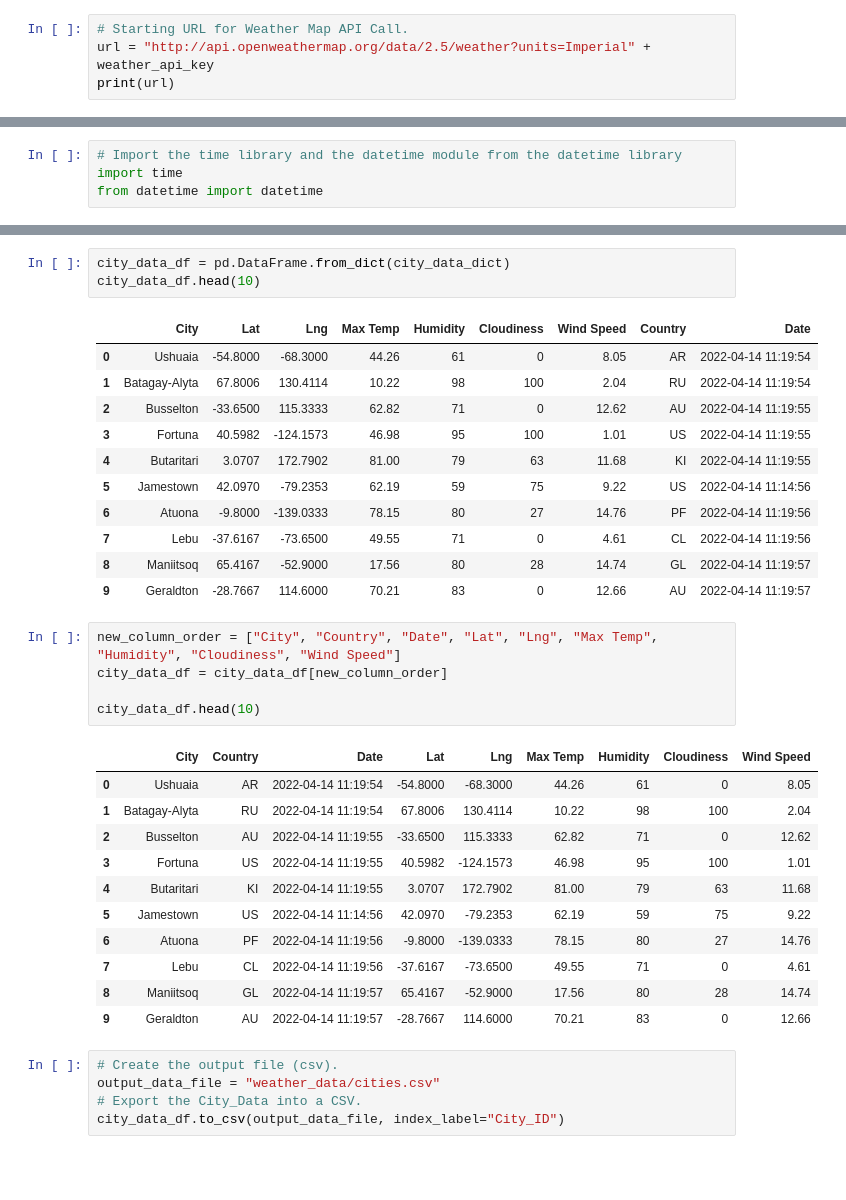
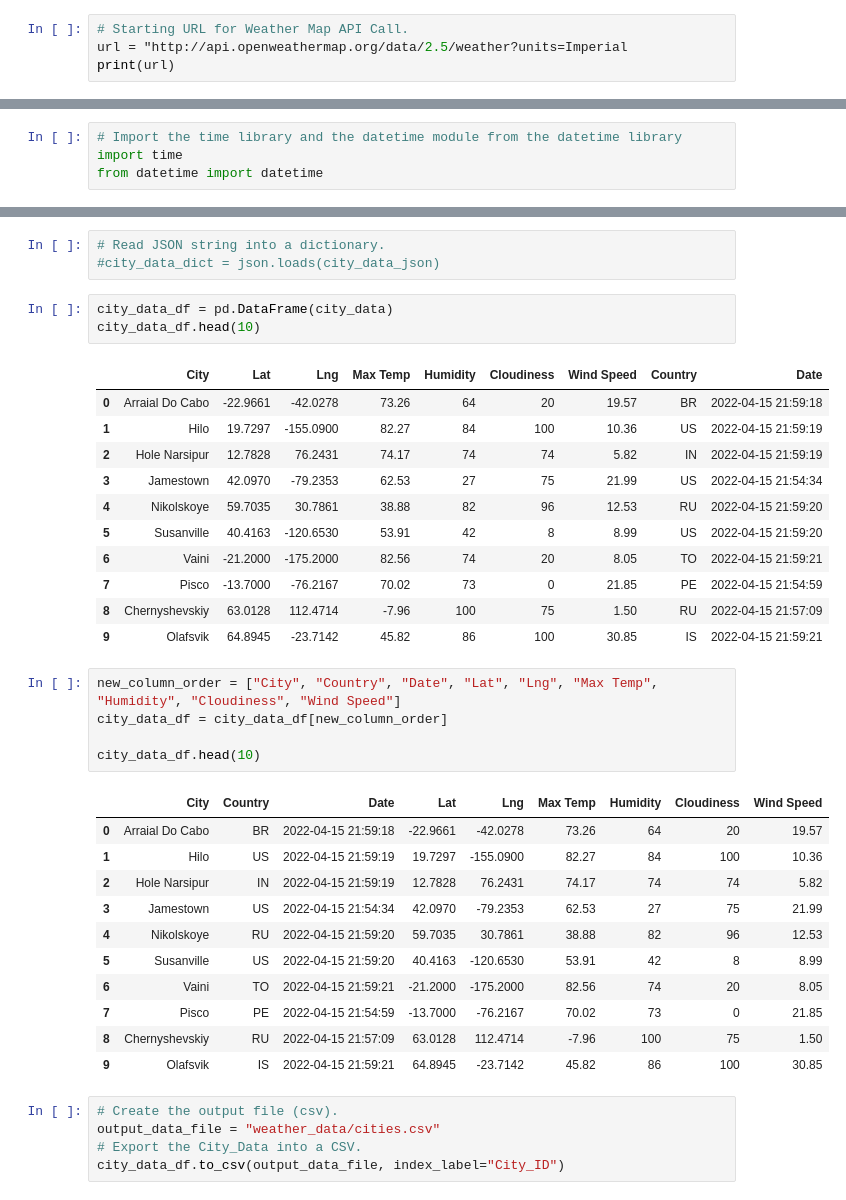
Before and after one commit to carly-richardson/World_Weather_Analysis, a Jupyter notebook: WeatherPy.ipynb, the cells around one changed output, grey strips where cells are left out. Saved outputs shown, nothing was run; the diff lists cells and outputs as text; blank space fills up the shorter version.

```diff
--- a/WeatherPy.ipynb
+++ b/WeatherPy.ipynb
@@ -45,6 +39,6 @@ import requests
 from config import weather_api_key
 # %%
 # Starting URL for Weather Map API Call.
-url = "http://api.openweathermap.org/data/2.5/weather?units=Imperial" + weather_api_key
+url = "http://api.openweathermap.org/data/2.5/weather?units=Imperial
 print(url)
 # %% [output]
@@ -148,18 +139,21 @@ city_data_dict = json.loads(city_data_json)
+# %%
+# Read JSON string into a dictionary.
+#city_data_dict = json.loads(city_data_json)
 # %%
-city_data_df = pd.DataFrame.from_dict(city_data_dict)
+city_data_df = pd.DataFrame(city_data)
 city_data_df.head(10)
 # %% [output]
 |  | City | Lat | Lng | Max Temp | Humidity | Cloudiness | Wind Speed | Country | Date |
-| 0 | Ushuaia | -54.8000 | -68.3000 | 44.26 | 61 | 0 | 8.05 | AR | 2022-04-14 11:19:54 |
-| 1 | Batagay-Alyta | 67.8006 | 130.4114 | 10.22 | 98 | 100 | 2.04 | RU | 2022-04-14 11:19:54 |
-| 2 | Busselton | -33.6500 | 115.3333 | 62.82 | 71 | 0 | 12.62 | AU | 2022-04-14 11:19:55 |
-| 3 | Fortuna | 40.5982 | -124.1573 | 46.98 | 95 | 100 | 1.01 | US | 2022-04-14 11:19:55 |
-| 4 | Butaritari | 3.0707 | 172.7902 | 81.00 | 79 | 63 | 11.68 | KI | 2022-04-14 11:19:55 |
-| 5 | Jamestown | 42.0970 | -79.2353 | 62.19 | 59 | 75 | 9.22 | US | 2022-04-14 11:14:56 |
-| 6 | Atuona | -9.8000 | -139.0333 | 78.15 | 80 | 27 | 14.76 | PF | 2022-04-14 11:19:56 |
-| 7 | Lebu | -37.6167 | -73.6500 | 49.55 | 71 | 0 | 4.61 | CL | 2022-04-14 11:19:56 |
-| 8 | Maniitsoq | 65.4167 | -52.9000 | 17.56 | 80 | 28 | 14.74 | GL | 2022-04-14 11:19:57 |
-| 9 | Geraldton | -28.7667 | 114.6000 | 70.21 | 83 | 0 | 12.66 | AU | 2022-04-14 11:19:57 |
+| 0 | Arraial Do Cabo | -22.9661 | -42.0278 | 73.26 | 64 | 20 | 19.57 | BR | 2022-04-15 21:59:18 |
+| 1 | Hilo | 19.7297 | -155.0900 | 82.27 | 84 | 100 | 10.36 | US | 2022-04-15 21:59:19 |
+| 2 | Hole Narsipur | 12.7828 | 76.2431 | 74.17 | 74 | 74 | 5.82 | IN | 2022-04-15 21:59:19 |
+| 3 | Jamestown | 42.0970 | -79.2353 | 62.53 | 27 | 75 | 21.99 | US | 2022-04-15 21:54:34 |
+| 4 | Nikolskoye | 59.7035 | 30.7861 | 38.88 | 82 | 96 | 12.53 | RU | 2022-04-15 21:59:20 |
+| 5 | Susanville | 40.4163 | -120.6530 | 53.91 | 42 | 8 | 8.99 | US | 2022-04-15 21:59:20 |
+| 6 | Vaini | -21.2000 | -175.2000 | 82.56 | 74 | 20 | 8.05 | TO | 2022-04-15 21:59:21 |
+| 7 | Pisco | -13.7000 | -76.2167 | 70.02 | 73 | 0 | 21.85 | PE | 2022-04-15 21:54:59 |
+| 8 | Chernyshevskiy | 63.0128 | 112.4714 | -7.96 | 100 | 75 | 1.50 | RU | 2022-04-15 21:57:09 |
+| 9 | Olafsvik | 64.8945 | -23.7142 | 45.82 | 86 | 100 | 30.85 | IS | 2022-04-15 21:59:21 |
 # %%
 new_column_order = ["City", "Country", "Date", "Lat", "Lng", "Max Temp", "Humidity", "Cloudiness", "Wind Speed"]
 city_data_df = city_data_df[new_column_order]
@@ -167,16 +161,16 @@ city_data_df = city_data_df[new_column_order]
 city_data_df.head(10)
 # %% [output]
 |  | City | Country | Date | Lat | Lng | Max Temp | Humidity | Cloudiness | Wind Speed |
-| 0 | Ushuaia | AR | 2022-04-14 11:19:54 | -54.8000 | -68.3000 | 44.26 | 61 | 0 | 8.05 |
-| 1 | Batagay-Alyta | RU | 2022-04-14 11:19:54 | 67.8006 | 130.4114 | 10.22 | 98 | 100 | 2.04 |
-| 2 | Busselton | AU | 2022-04-14 11:19:55 | -33.6500 | 115.3333 | 62.82 | 71 | 0 | 12.62 |
-| 3 | Fortuna | US | 2022-04-14 11:19:55 | 40.5982 | -124.1573 | 46.98 | 95 | 100 | 1.01 |
-| 4 | Butaritari | KI | 2022-04-14 11:19:55 | 3.0707 | 172.7902 | 81.00 | 79 | 63 | 11.68 |
-| 5 | Jamestown | US | 2022-04-14 11:14:56 | 42.0970 | -79.2353 | 62.19 | 59 | 75 | 9.22 |
-| 6 | Atuona | PF | 2022-04-14 11:19:56 | -9.8000 | -139.0333 | 78.15 | 80 | 27 | 14.76 |
-| 7 | Lebu | CL | 2022-04-14 11:19:56 | -37.6167 | -73.6500 | 49.55 | 71 | 0 | 4.61 |
-| 8 | Maniitsoq | GL | 2022-04-14 11:19:57 | 65.4167 | -52.9000 | 17.56 | 80 | 28 | 14.74 |
-| 9 | Geraldton | AU | 2022-04-14 11:19:57 | -28.7667 | 114.6000 | 70.21 | 83 | 0 | 12.66 |
+| 0 | Arraial Do Cabo | BR | 2022-04-15 21:59:18 | -22.9661 | -42.0278 | 73.26 | 64 | 20 | 19.57 |
+| 1 | Hilo | US | 2022-04-15 21:59:19 | 19.7297 | -155.0900 | 82.27 | 84 | 100 | 10.36 |
+| 2 | Hole Narsipur | IN | 2022-04-15 21:59:19 | 12.7828 | 76.2431 | 74.17 | 74 | 74 | 5.82 |
+| 3 | Jamestown | US | 2022-04-15 21:54:34 | 42.0970 | -79.2353 | 62.53 | 27 | 75 | 21.99 |
+| 4 | Nikolskoye | RU | 2022-04-15 21:59:20 | 59.7035 | 30.7861 | 38.88 | 82 | 96 | 12.53 |
+| 5 | Susanville | US | 2022-04-15 21:59:20 | 40.4163 | -120.6530 | 53.91 | 42 | 8 | 8.99 |
+| 6 | Vaini | TO | 2022-04-15 21:59:21 | -21.2000 | -175.2000 | 82.56 | 74 | 20 | 8.05 |
+| 7 | Pisco | PE | 2022-04-15 21:54:59 | -13.7000 | -76.2167 | 70.02 | 73 | 0 | 21.85 |
+| 8 | Chernyshevskiy | RU | 2022-04-15 21:57:09 | 63.0128 | 112.4714 | -7.96 | 100 | 75 | 1.50 |
+| 9 | Olafsvik | IS | 2022-04-15 21:59:21 | 64.8945 | -23.7142 | 45.82 | 86 | 100 | 30.85 |
 # %%
 # Create the output file (csv).
 output_data_file = "weather_data/cities.csv"
```
Also changed, not shown: parts of 30 cells of this notebook, 7 other files.
